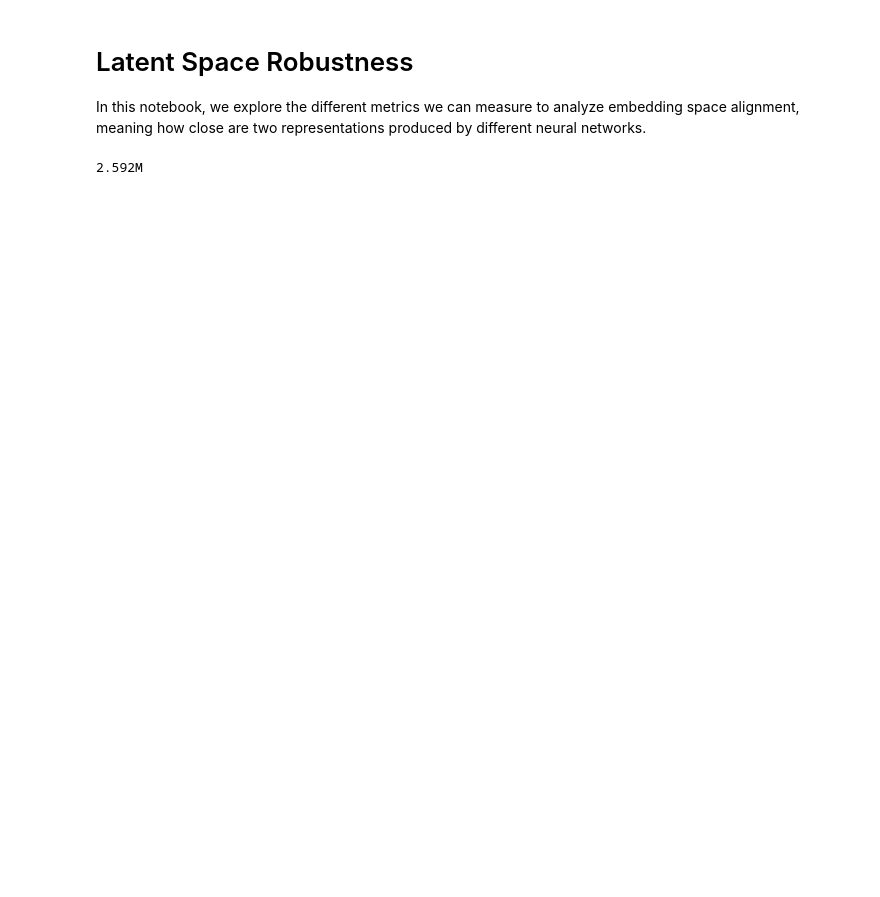
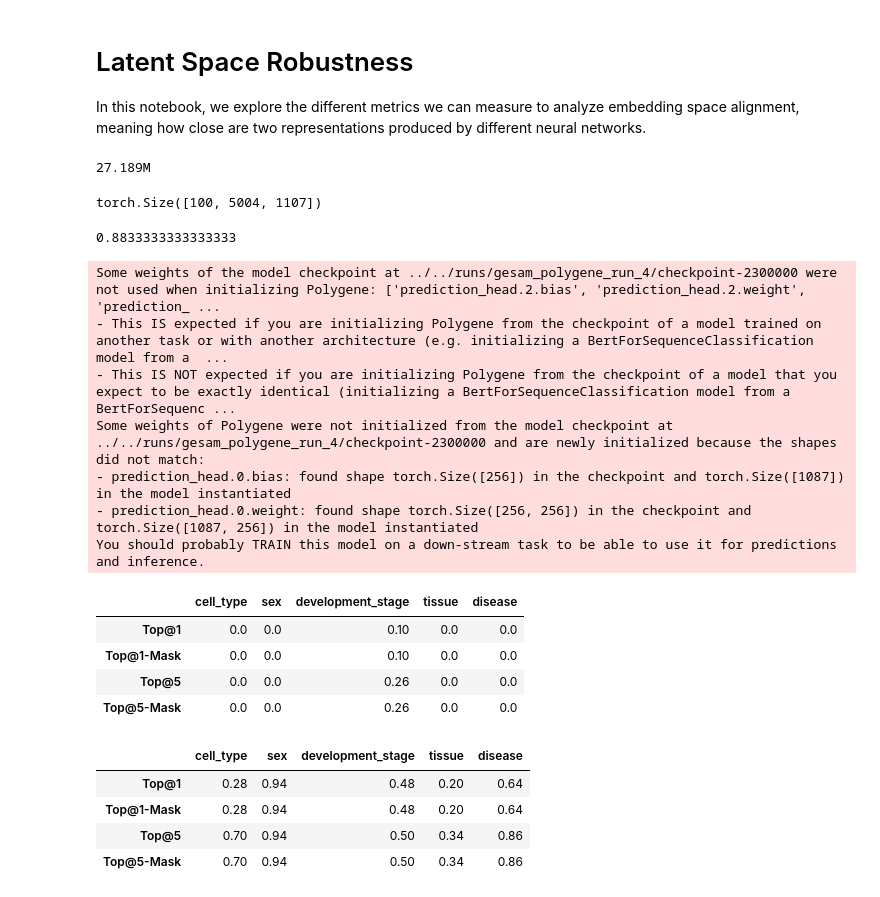
Before and after one commit to absentia-labs/disease-vectors, a Jupyter notebook: analysis/latent_space_alignment.ipynb, the cells around one changed output. Cells and saved outputs as stored; diff of their text form; code cells hidden in the pictures; blank space fills up the shorter version.

Commit message:
training fixes to reproduce input

```diff
--- a/analysis/latent_space_alignment.ipynb
+++ b/analysis/latent_space_alignment.ipynb
@@ -13,10 +13,10 @@ import torch.nn as nn
 from polygene.model.model import Polygene, load_trained_model
 import numpy as np, pandas as pd, matplotlib.pyplot as plt, seaborn as sns
 
-model_config = transformers.AutoConfig.from_pretrained("../model/polygene_architecture_small.json")
+model_config = transformers.AutoConfig.from_pretrained("../model/polygene_architecture_classification.json")
 
 model_config.vocab_size = int(12e2)
-model_config.type_vocab_size = int(5e3)
+model_config.type_vocab_size = int(5e4)
 model_config.pad_token_id = 2
 model_config.classification_token = True
 
@@ -31,4 +31,4 @@ def num_params(module):
 
 num_params(model)
 # %% [output]
-2.592M
+27.189M
@@ -34,0 +37,68 @@ num_params(model)
+# %%
+model, tokenizer = load_trained_model('/media/lleger/LaCie/seeds_experiment/polygene_0/')
+
+tokenizer.bypass_inference = True
+from polygene.eval.metrics import prepare_cell, test_batch
+import torch.nn.functional as F
+
+from polygene.data_utils.data_collators import collate_fn_wrapper
+import scanpy as sc
+temperature=1e-2
+cell_data = sc.read_h5ad('../../data/test_cxg.h5ad')
+y, y_pred = [], []
+
+output_representations = []
+phene=1
+for cell in cell_data[:100]:
+    prepared_cells = []
+    prepared_cell = prepare_cell(cell, tokenizer)
+    prepared_cell["labels"] = prepared_cell['input_ids'].detach().clone()
+    prepared_cell["input_ids"][phene:phene+len(tokenizer.phenotypic_types)] = tokenizer.convert_tokens_to_ids(tokenizer.mask_token)
+
+
+    y.append(prepared_cell['str_labels'][phene:phene+len(tokenizer.phenotypic_types)])
+    del prepared_cell['str_labels']
+    prepared_cells.append(prepared_cell)
+    output = test_batch(prepared_cells, model, collate_fn_wrapper(tokenizer)) # (B, V)
+    output_representations.append(output.hidden_states[:, 0])
+    probabilities = F.softmax(output.logits[:, phene:phene+len(tokenizer.phenotypic_types)] / temperature, dim=-1)
+    y_pred.append([tokenizer.flattened_tokens[torch.distributions.Categorical(phene_probabilities).sample().item()]
+                    for probability in probabilities for phene_probabilities in probability])
+output_representations = np.concatenate(output_representations)
+# %% [output]
+torch.Size([100, 5004, 1107])
+# %%
+(np.array(y) == np.array(y_pred).reshape(-1, 6)).mean()
+# %% [output]
+0.8833333333333333
+# %%
+from polygene.eval.attribution import GeneAttribution
+from polygene.eval.metrics import accuracy_table
+model_paths = ['../../runs/gesam_polygene_run_4/', '../../runs/polygene_cls_run_41/']
+X = []
+for idx, path in enumerate(model_paths):
+    m, tok = load_trained_model(path)
+    tok.bypass_inference=True
+    display(accuracy_table(m, tok, '../../data/test_cxg.h5ad', masking=True, n_cells=50))
+    #a = GeneAttribution(sm, tok)
+    #a.get_phenotype_cells(['../../data/test_cxg.h5ad'], sex=['male', 'female'], n=100)
+    #X.append(a.get_embeddings(phenotype="disease", mask=True, classification_token=True if idx==1 else False)[0])
+    #print((a.embeddings[1] == a.embeddings[2]).mean())
+# %% [output]
+Some weights of the model checkpoint at ../../runs/gesam_polygene_run_4/checkpoint-2300000 were not used when initializing Polygene: ['prediction_head.2.bias', 'prediction_head.2.weight', 'prediction_ ...
+- This IS expected if you are initializing Polygene from the checkpoint of a model trained on another task or with another architecture (e.g. initializing a BertForSequenceClassification model from a  ...
+- This IS NOT expected if you are initializing Polygene from the checkpoint of a model that you expect to be exactly identical (initializing a BertForSequenceClassification model from a BertForSequenc ...
+Some weights of Polygene were not initialized from the model checkpoint at ../../runs/gesam_polygene_run_4/checkpoint-2300000 and are newly initialized because the shapes did not match:
+- prediction_head.0.bias: found shape torch.Size([256]) in the checkpoint and torch.Size([1087]) in the model instantiated
+- prediction_head.0.weight: found shape torch.Size([256, 256]) in the checkpoint and torch.Size([1087, 256]) in the model instantiated
+You should probably TRAIN this model on a down-stream task to be able to use it for predictions and inference.
+|  | cell_type | sex | development_stage | tissue | disease |
+| Top@1 | 0.0 | 0.0 | 0.10 | 0.0 | 0.0 |
+| Top@1-Mask | 0.0 | 0.0 | 0.10 | 0.0 | 0.0 |
+| Top@5 | 0.0 | 0.0 | 0.26 | 0.0 | 0.0 |
+| Top@5-Mask | 0.0 | 0.0 | 0.26 | 0.0 | 0.0 |
+|  | cell_type | sex | development_stage | tissue | disease |
+| Top@1 | 0.28 | 0.94 | 0.48 | 0.20 | 0.64 |
+| Top@1-Mask | 0.28 | 0.94 | 0.48 | 0.20 | 0.64 |
+| Top@5 | 0.70 | 0.94 | 0.50 | 0.34 | 0.86 |
+| Top@5-Mask | 0.70 | 0.94 | 0.50 | 0.34 | 0.86 |
```
Also changed, not shown: parts of 10 cells of this notebook, 14 other files.
